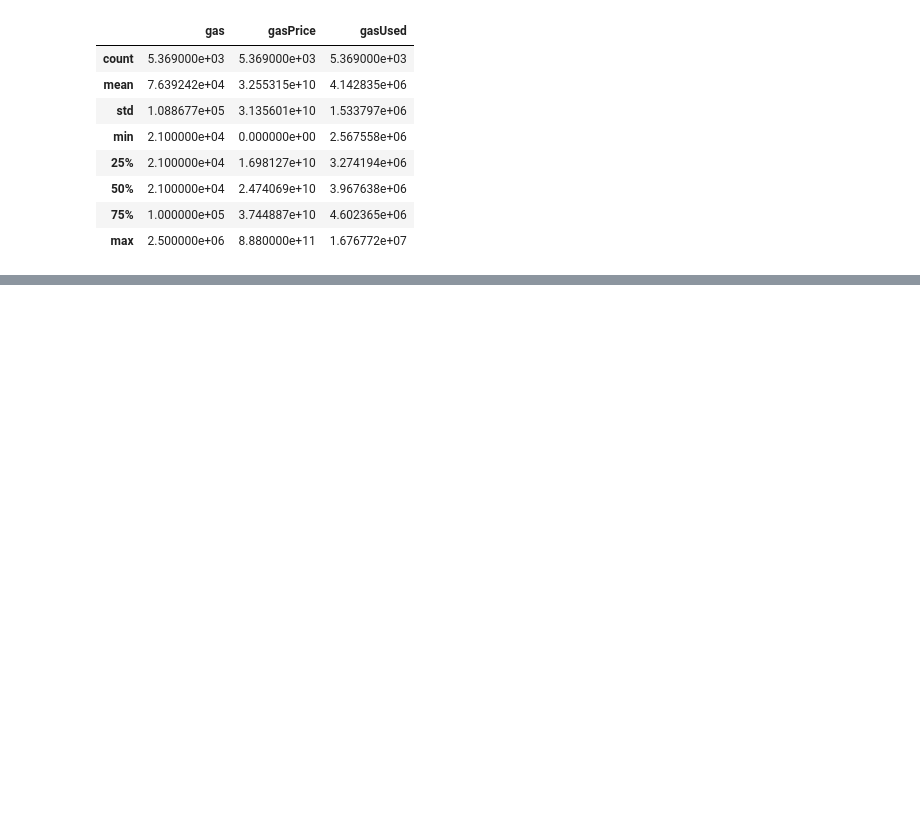
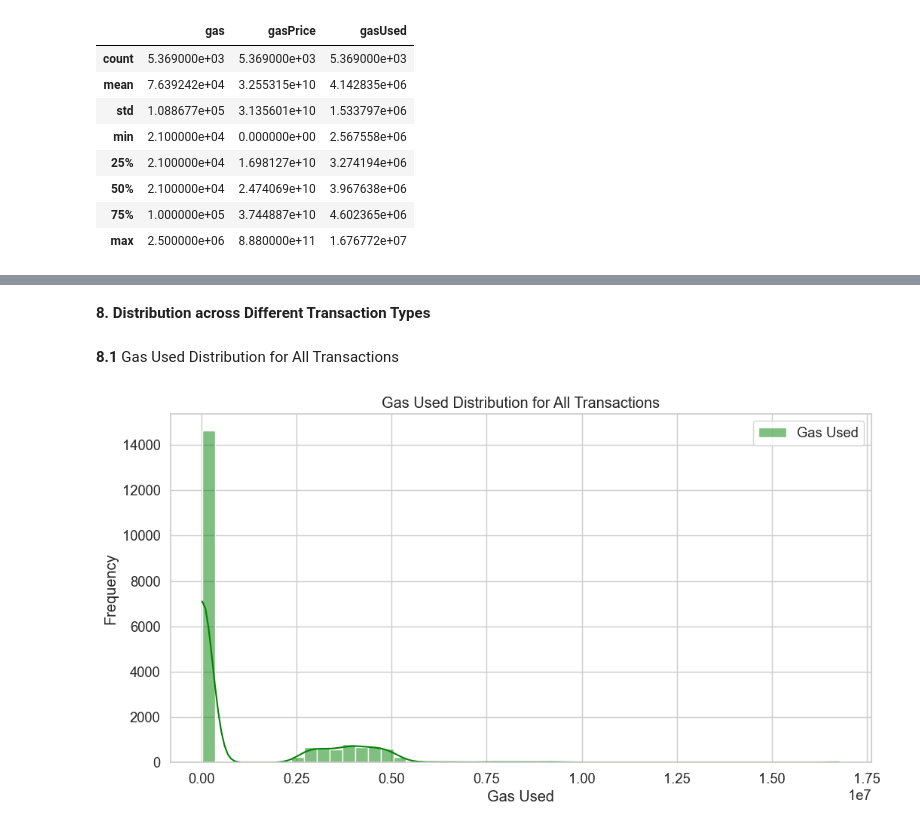
Before and after one commit to diachkina/blockchain_ethereum_project, a Jupyter notebook: ethereum_project.ipynb, the cells around one changed output, grey strips where cells are left out. Drawn from its saved outputs; the diff is of its cells as text; code cells hidden in the pictures; blank space fills up the shorter version.

```diff
--- a/ethereum_project.ipynb
+++ b/ethereum_project.ipynb
@@ -276,9 +279,8 @@ def categorize_transaction(function_name):
             return category
     return 'Unknown'
 
-
 def categorize_row(row):
-    if row['input'] == '0x' and int(row['value']) > 0:
+    if (row['input'] == '0x' or row['input'] == '0') and row['methodId'] == '0x':
         return 'ETH transfer'
     elif (row['input'] != '0x' and row['methodId'] != '0x'):
         return categorize_transaction(row['functionName'])
@@ -429,0 +485,14 @@ negative_gas_df[['gas', 'gasPrice', 'gasUsed']].describe()
+# %% [markdown]
+**8. Distribution across Different Transaction Types**
+# %% [markdown]
+**8.1** Gas Used Distribution for All Transactions
+# %%
+plt.figure(figsize=(12, 6))
+sns.histplot(df_api['gasUsed'], bins=50, kde=True, color='green', label='Gas Used')
+plt.xlabel('Gas Used')
+plt.ylabel('Frequency')
+plt.title('Gas Used Distribution for All Transactions')
+plt.legend()
+plt.show()
+# %% [output]
+[figure, added]
```
Also changed, not shown: parts of 35 cells of this notebook.
